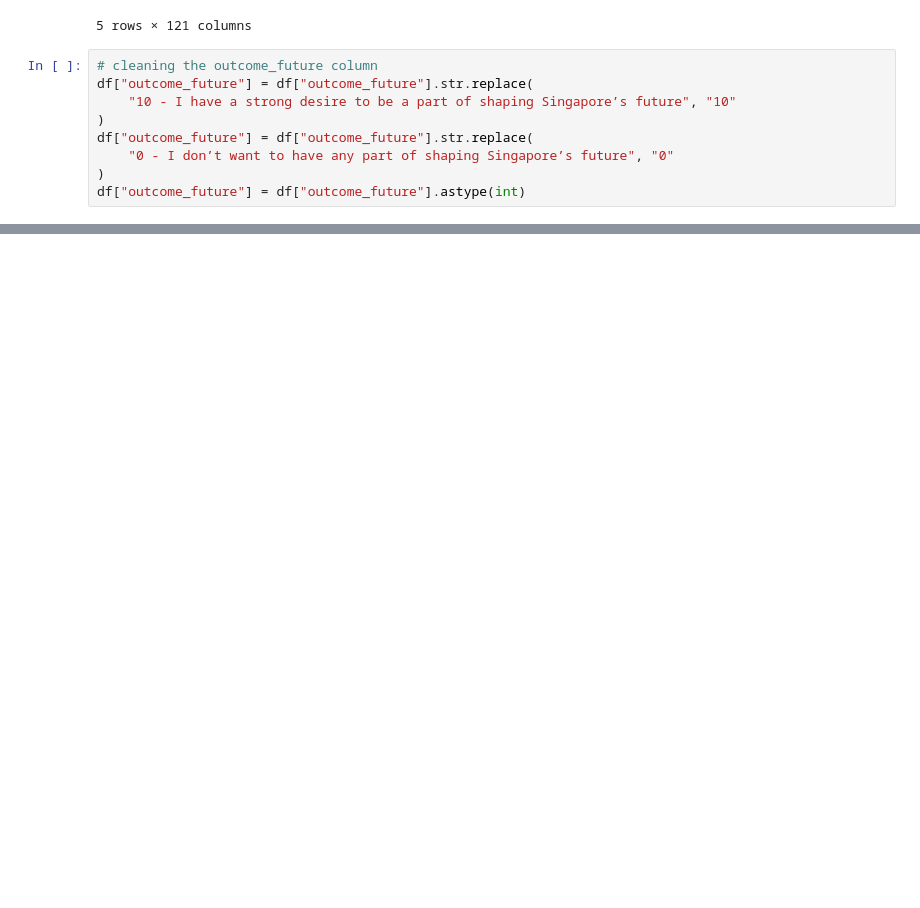
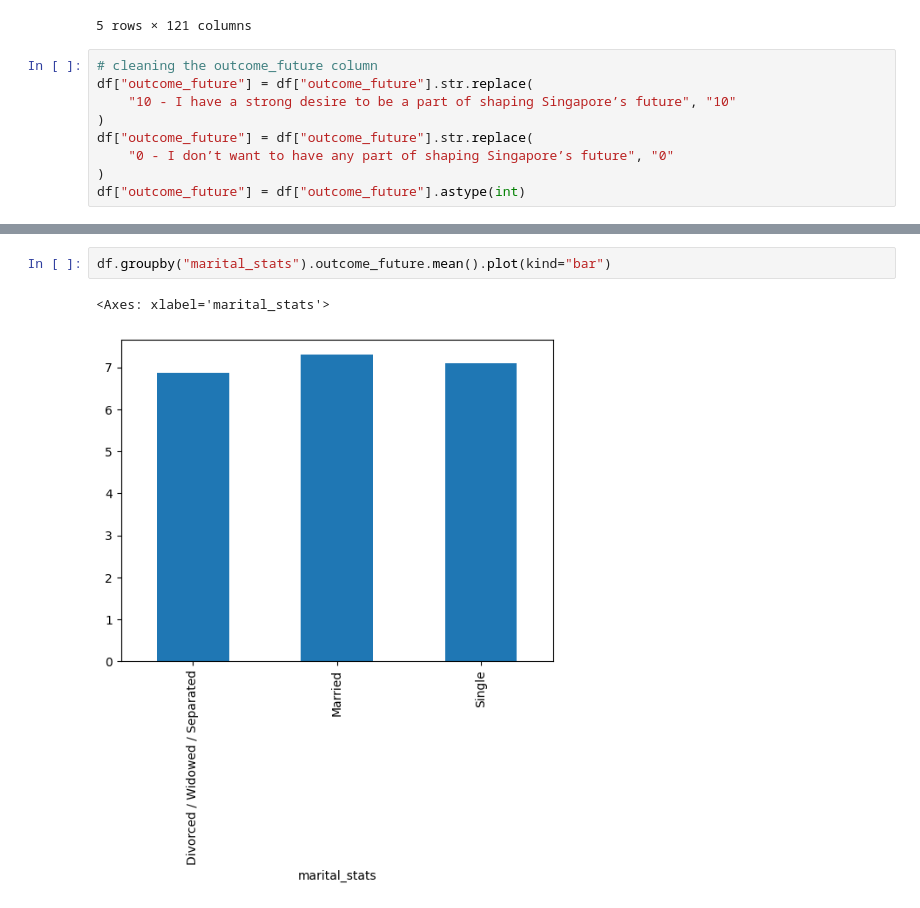
Before and after one commit to lesterlxy/JDE_notebooks, a Jupyter notebook: socialvalues.ipynb, the cells around one changed output, grey strips where cells are left out. Saved outputs shown, nothing was run; the diff lists cells and outputs as text; blank space fills up the shorter version.

```diff
--- a/socialvalues.ipynb
+++ b/socialvalues.ipynb
@@ -51,0 +63,5 @@ response["HDB 4 room"].plot()
+# %%
+df.groupby("marital_stats").outcome_future.mean().plot(kind="bar")
+# %% [output]
+<Axes: xlabel='marital_stats'>
+[figure, added]
```
Also changed, not shown: parts of 6 cells of this notebook.
